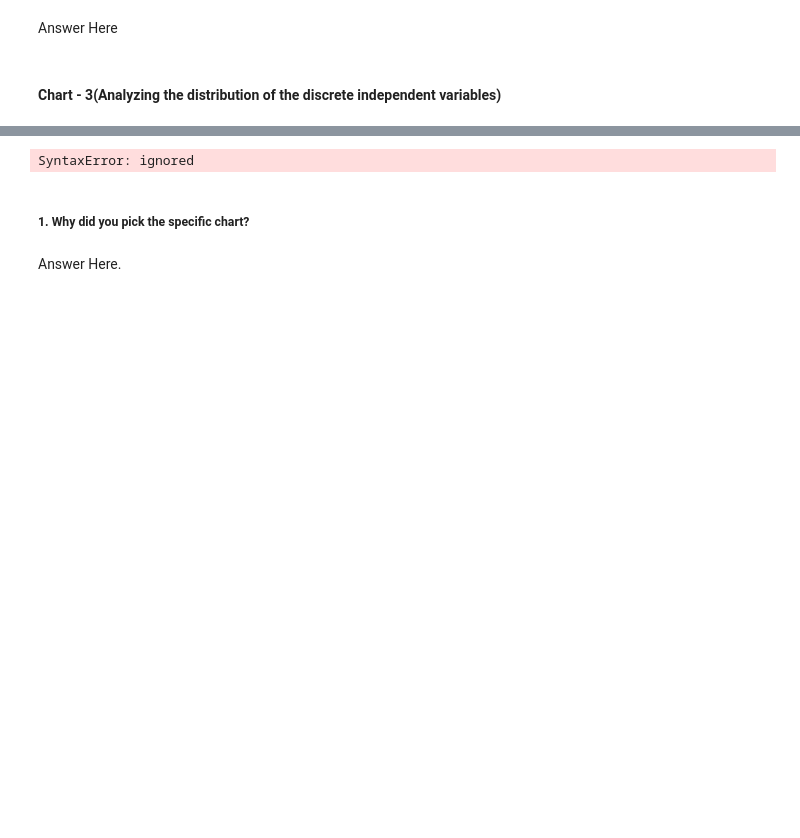
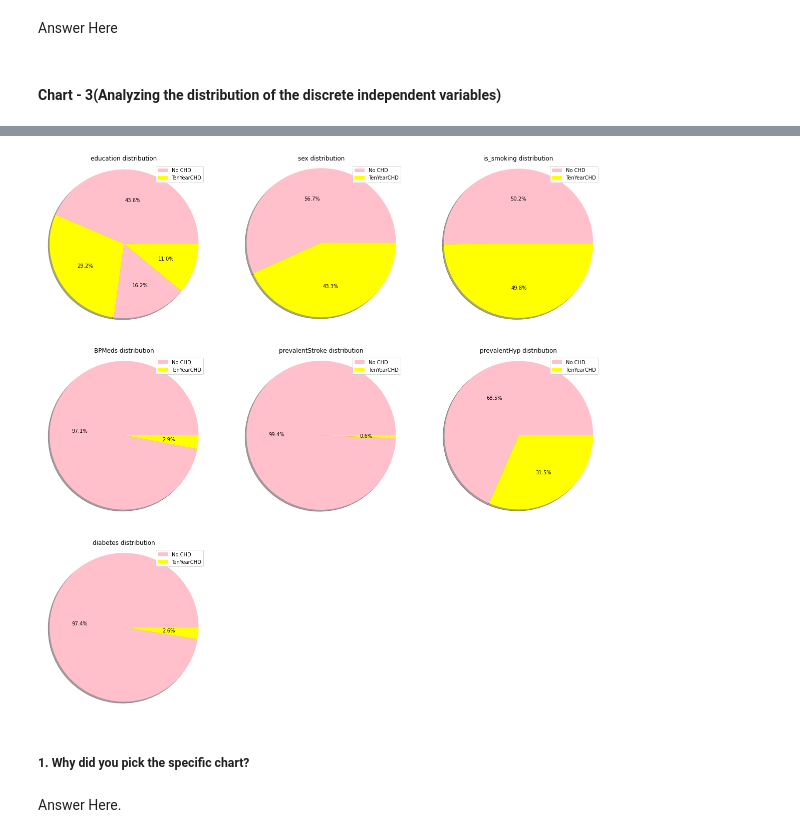
Before and after one commit to Ajay07pandey/Cardiovascular-Risk-Prediction, a Jupyter notebook: Ajay_Cardiovascular_Risk_Prediction.ipynb, the cells around one changed output, grey strips where cells are left out. Drawn from its saved outputs; the diff is of its cells as text; code cells hidden in the pictures; blank space fills up the shorter version.

```diff
--- a/Ajay_Cardiovascular_Risk_Prediction.ipynb
+++ b/Ajay_Cardiovascular_Risk_Prediction.ipynb
@@ -490,28 +492,19 @@ categorical_vard = [(0,'education'),(1,'sex'), (2,'is_smoking'),(3,'BPMeds'),(4,
 # %%
 plt.figure(figsize=(20,20))
 for i,j in categorical_vard:
    plt.subplot(3,3,i+1)
-   labels = enumerate(labels)
    sizes = df[j].value_counts()
    colors = ['pink', 'yellow']
    # explode = (0.2, 0.1)
-   plt.pie(sizes, colors=colors, labels=labels,
+   plt.pie(sizes, colors=colors,
         autopct='%1.1f%%', shadow=True)
    plt.axis('equal')
    plt.legend( labels, loc="best")
    plt.plot()
    fig=plt.gcf()
    plt.title(j + ' distribution')
-
-
-  # p = plt.pie(df[j])
-  # plt.title(i+' distribution')
-  # for i in p.patches:
-  #   p.annotate(f'{i.get_height()}', (i.get_x() + i.get_width() / 2.,
-  #             i.get_height()), ha = 'center', va = 'center', xytext = (0, 10),
-  #             textcoords = 'offset points')
 # %% [output]
-SyntaxError: ignored
+[figure, added]
 # %% [markdown]
 ##### 1. Why did you pick the specific chart?
 # %% [markdown]
```
Also changed, not shown: parts of 161 cells of this notebook.
